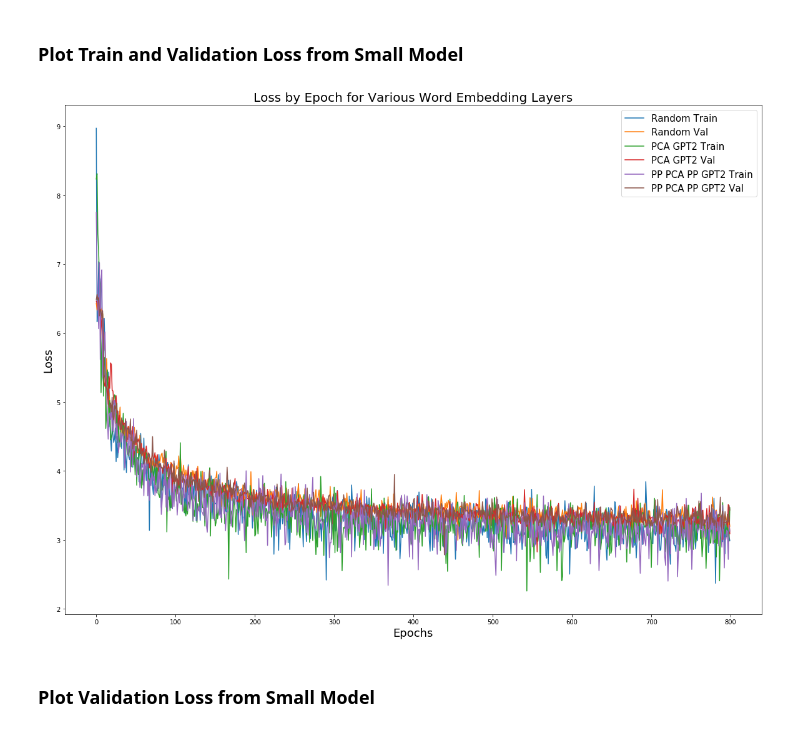
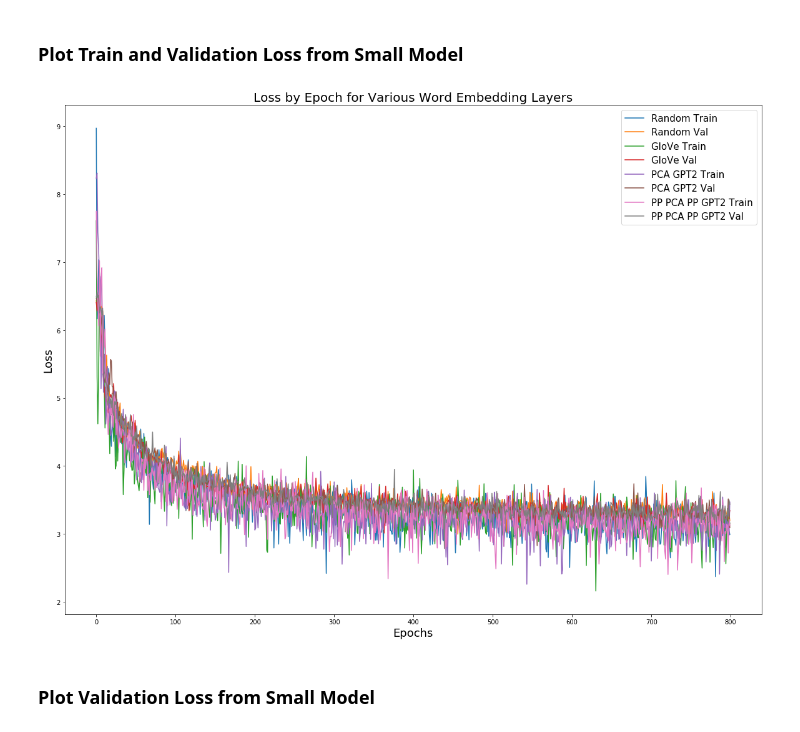
Before and after one commit to federated-learning-experiments/fl-text-models, a Jupyter notebook: notebooks/compare_embedding_layers.ipynb, the cells around one changed output. Drawn from its saved outputs; the diff is of its cells as text; code cells hidden in the pictures.

```diff
--- a/notebooks/compare_embedding_layers.ipynb
+++ b/notebooks/compare_embedding_layers.ipynb
@@ -27,10 +30,10 @@ random_train_accuracy = np.load('embedding_layer_results/random_{}/train_accurac
 random_val_loss = np.load('embedding_layer_results/random_{}/val_loss.npy'.format(network))
 random_val_accuracy = np.load('embedding_layer_results/random_{}/val_accuracy.npy'.format(network))
 # %%
-# glove_train_loss = np.load('embedding_layer_results/glove_{}/train_loss.npy'.format(network))
-# glove_train_accuracy = np.load('embedding_layer_results/glove_{}/train_accuracy.npy'.format(network))
-# glove_val_loss = np.load('embedding_layer_results/glove_{}/val_loss.npy'.format(network))
-# glove_val_accuracy = np.load('embedding_layer_results/glove_{}/val_accuracy.npy'.format(network))
+glove_train_loss = np.load('embedding_layer_results/glove_{}/train_loss.npy'.format(network))
+glove_train_accuracy = np.load('embedding_layer_results/glove_{}/train_accuracy.npy'.format(network))
+glove_val_loss = np.load('embedding_layer_results/glove_{}/val_loss.npy'.format(network))
+glove_val_accuracy = np.load('embedding_layer_results/glove_{}/val_accuracy.npy'.format(network))
 # %%
 # pca_fasttext_train_loss = np.load('embedding_layer_results/pca_fasttext_{}/train_loss.npy'.format(network))
 # pca_fasttext_train_accuracy = np.load('embedding_layer_results/pca_fasttext_{}/train_accuracy.npy'.format(network))
@@ -58,24 +61,24 @@ x_axis = range(0, len(random_train_loss))
 # %%
 fig, ax = plt.subplots(figsize=(20, 15))
 ax.plot(x_axis, random_train_loss, label='Random Train')
 ax.plot(x_axis, random_val_loss, label='Random Val')
-# ax.plot(x_axis, glove_train_loss, label='GloVe Train')
-# ax.plot(x_axis, glove_val_loss, label='GloVe Val')
+ax.plot(x_axis, glove_train_loss, label='GloVe Train')
+ax.plot(x_axis, glove_val_loss, label='GloVe Val')
 # ax.plot(x_axis, pca_fasttext_train_loss, label='PCA FastText Train')
 # ax.plot(x_axis, pca_fasttext_val_loss, label='PCA FastText Val')
 # ax.plot(x_axis, pp_pca_pp_fasttext_train_loss, label='PP PCA PP FastText Train')
 # ax.plot(x_axis, pp_pca_pp_fasttext_val_loss, label='PP PCA PP FastText Val')
 ax.plot(x_axis, pca_gpt2_train_loss, label='PCA GPT2 Train')
 ax.plot(x_axis, pca_gpt2_val_loss, label='PCA GPT2 Val')
 ax.plot(x_axis, pp_pca_pp_gpt2_train_loss, label='PP PCA PP GPT2 Train')
 ax.plot(x_axis, pp_pca_pp_gpt2_val_loss, label='PP PCA PP GPT2 Val')
 ax.legend(loc='best', prop={'size': 15})
 plt.title('Loss by Epoch for Various Word Embedding Layers', fontsize=20)
 plt.xlabel('Epochs', fontsize=18)
 plt.ylabel('Loss', fontsize=18)
 plt.show()
 # %% [output]
-[figure, old version]
+[figure, new version]
 # %% [markdown]
 ### Plot Validation Loss from Small Model
 # %%
```
Also changed, not shown: parts of 23 cells of this notebook, 9 other files.
